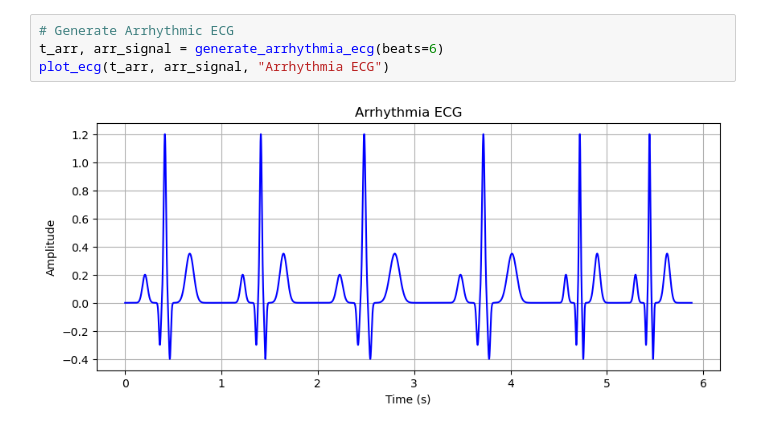
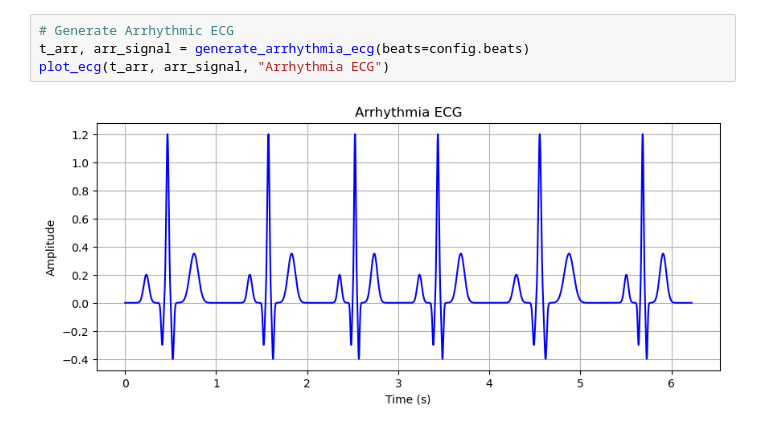
Before and after one commit to kalina-dev/Math_in_ecg, a Jupyter notebook: ecg_generator/notebooks/final_analysis.ipynb, the cells around one changed output. Saved outputs shown, nothing was run; the diff lists cells and outputs as text.

```diff
--- a/ecg_generator/notebooks/final_analysis.ipynb
+++ b/ecg_generator/notebooks/final_analysis.ipynb
@@ -12,9 +58,9 @@ plot_ecg(t_normal, normal_signal, "Normal ECG")
 # %%
 # Generate Arrhythmic ECG
-t_arr, arr_signal = generate_arrhythmia_ecg(beats=6)
+t_arr, arr_signal = generate_arrhythmia_ecg(beats=config.beats)
 plot_ecg(t_arr, arr_signal, "Arrhythmia ECG")
 # %% [output]
-[figure, old version]
+[figure, new version]
 # %%
 # Detect R-peaks and Compute Heart Rate
 
```
Also changed, not shown: parts of 8 cells of this notebook.
